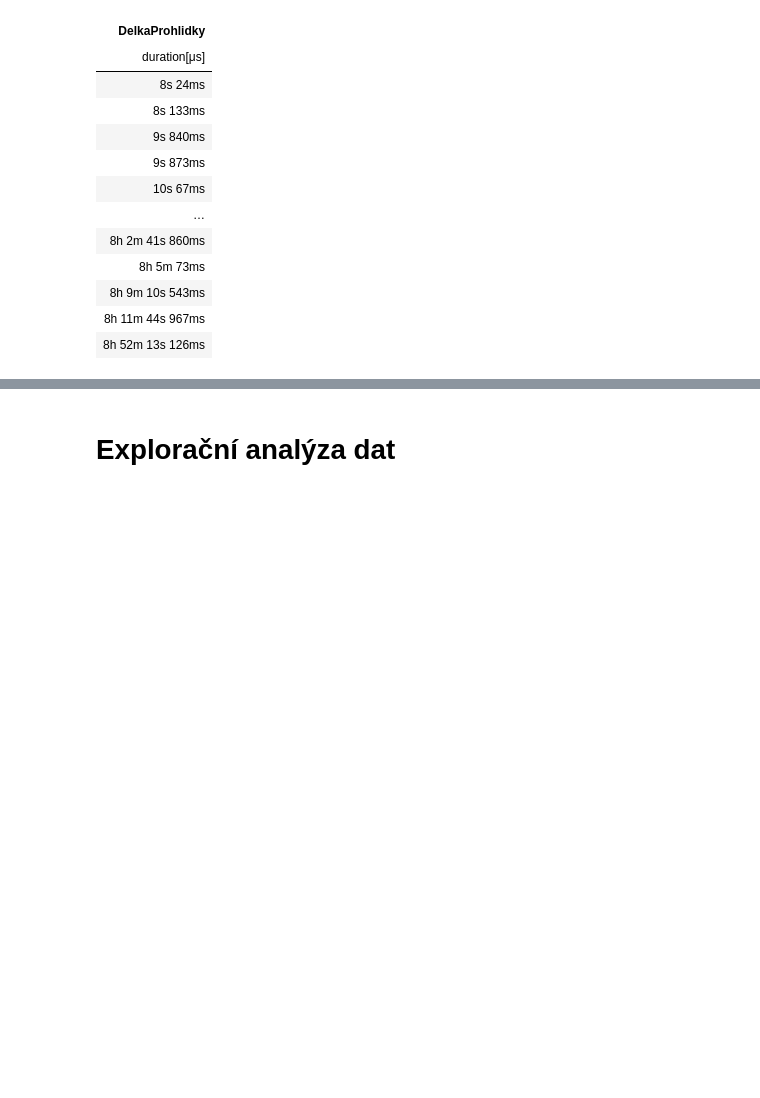
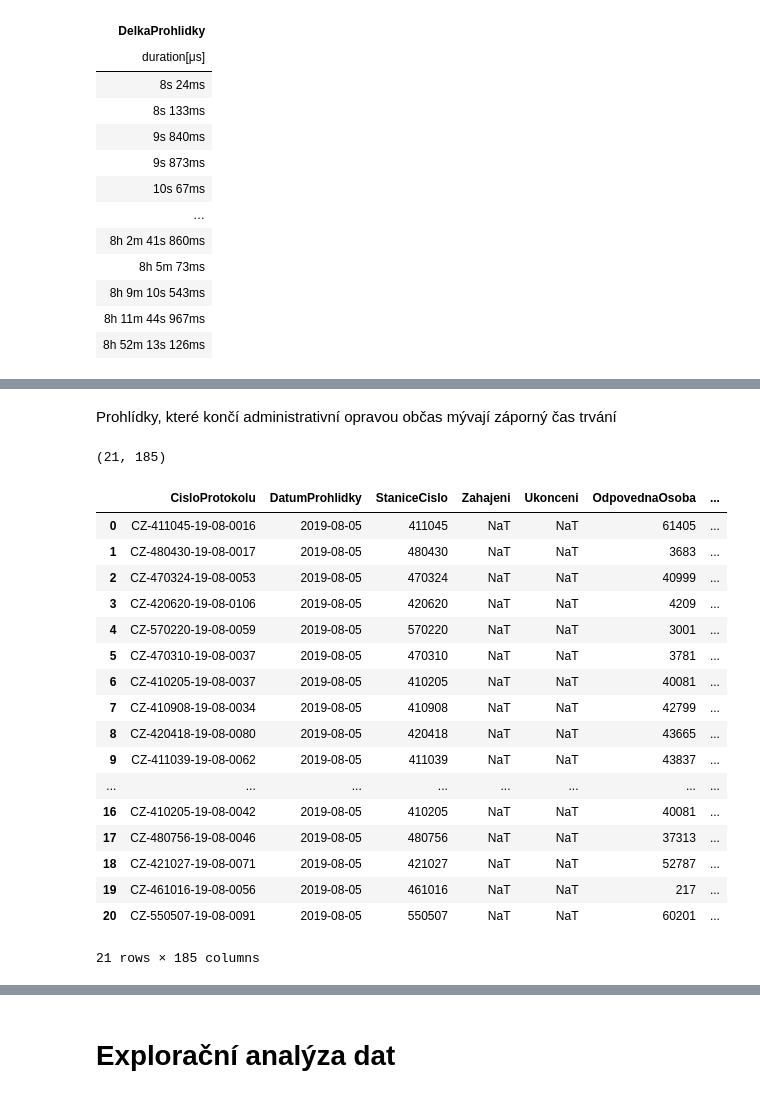
Before and after one commit to opendatalabcz/emissions-data-analysis-cz, a Jupyter notebook: kod/diesel_exploration.ipynb, the cells around one changed output, grey strips where cells are left out. Saved outputs shown, nothing was run; the diff lists cells and outputs as text; code cells hidden in the pictures; blank space fills up the shorter version.

```diff
--- a/kod/diesel_exploration.ipynb
+++ b/kod/diesel_exploration.ipynb
@@ -412,0 +470,3 @@ df = df.drop('DatumProhlidky')
+# %%
+display(df.filter(pl.col('CisloProtokolu') != pl.col('CisloProtokolu_P')))
+df = df.drop('CisloProtokolu_P')
@@ -412,0 +481,26 @@ df = df.drop('DatumProhlidky')
+# %%
+df = df.drop(['Prohlidka_DatumProhlidky', 'DatumProhlidky_P'])
+# %% [markdown]
+Prohlídky, které končí administrativní opravou občas mývají záporný čas trvání
+# %%
+short_display(df.filter(pl.col('Prohlidka_Ukonceni') - pl.col('Prohlidka_Zahajeni') < 0))
+# %% [output]
+(21, 185)
+|  | CisloProtokolu | DatumProhlidky | StaniceCislo | Zahajeni | Ukonceni | OdpovednaOsoba | ... |
+| 0 | CZ-411045-19-08-0016 | 2019-08-05 | 411045 | NaT | NaT | 61405 | ... |
+| 1 | CZ-480430-19-08-0017 | 2019-08-05 | 480430 | NaT | NaT | 3683 | ... |
+| 2 | CZ-470324-19-08-0053 | 2019-08-05 | 470324 | NaT | NaT | 40999 | ... |
+| 3 | CZ-420620-19-08-0106 | 2019-08-05 | 420620 | NaT | NaT | 4209 | ... |
+| 4 | CZ-570220-19-08-0059 | 2019-08-05 | 570220 | NaT | NaT | 3001 | ... |
+| 5 | CZ-470310-19-08-0037 | 2019-08-05 | 470310 | NaT | NaT | 3781 | ... |
+| 6 | CZ-410205-19-08-0037 | 2019-08-05 | 410205 | NaT | NaT | 40081 | ... |
+| 7 | CZ-410908-19-08-0034 | 2019-08-05 | 410908 | NaT | NaT | 42799 | ... |
+| 8 | CZ-420418-19-08-0080 | 2019-08-05 | 420418 | NaT | NaT | 43665 | ... |
+| 9 | CZ-411039-19-08-0062 | 2019-08-05 | 411039 | NaT | NaT | 43837 | ... |
+| ... | ... | ... | ... | ... | ... | ... | ... |
+| 16 | CZ-410205-19-08-0042 | 2019-08-05 | 410205 | NaT | NaT | 40081 | ... |
+| 17 | CZ-480756-19-08-0046 | 2019-08-05 | 480756 | NaT | NaT | 37313 | ... |
+| 18 | CZ-421027-19-08-0071 | 2019-08-05 | 421027 | NaT | NaT | 52787 | ... |
+| 19 | CZ-461016-19-08-0056 | 2019-08-05 | 461016 | NaT | NaT | 217 | ... |
+| 20 | CZ-550507-19-08-0091 | 2019-08-05 | 550507 | NaT | NaT | 60201 | ... |
+21 rows × 185 columns
```
Also changed, not shown: parts of 47 cells of this notebook, 2 other files.
